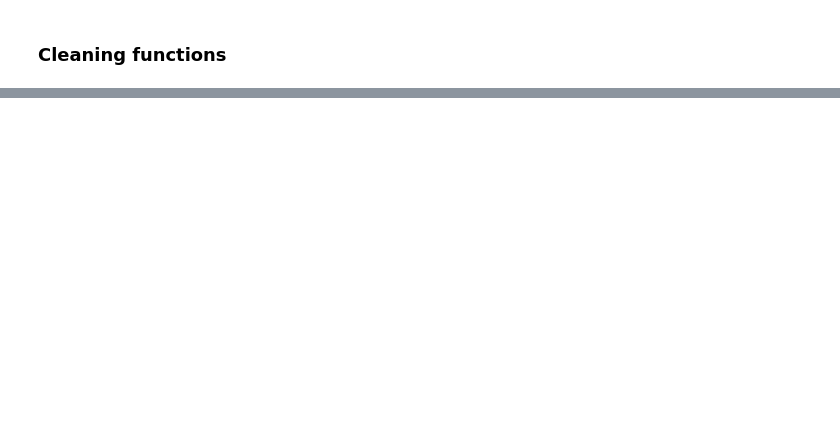
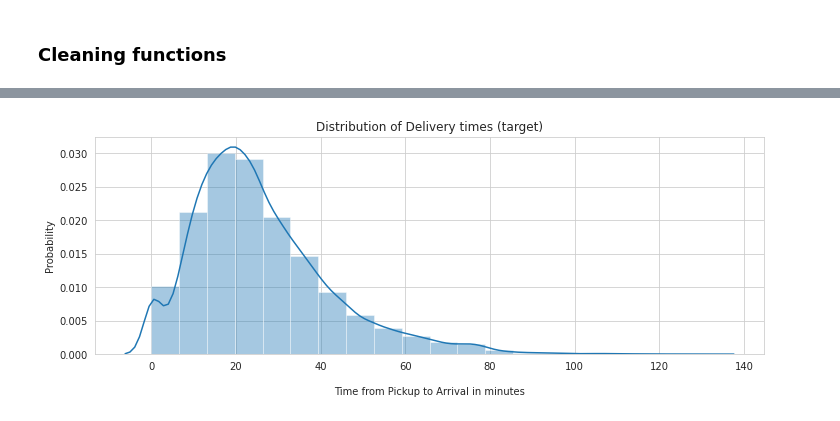
Before and after one commit to Dominic-byte/Team-13-Regression-Predict, a Jupyter notebook: Sendy_regressor.ipynb, the cells around one changed output, grey strips where cells are left out. Cells and saved outputs as stored; diff of their text form; code cells hidden in the pictures; blank space fills up the shorter version.

```diff
--- a/Sendy_regressor.ipynb
+++ b/Sendy_regressor.ipynb
@@ -30,16 +33,22 @@ pd.options.display.max_columns = 60
 Data
 # %%
 # URL to training and testing data
-traurl = 'https://raw.githubusercontent.com/Dominic-byte/Team-13-Regression-Predict/master/Train.csv'
-teurl = 'https://raw.githubusercontent.com/Dominic-byte/Team-13-Regression-Predict/master/Test.csv'
-riurl = 'https://raw.githubusercontent.com/Dominic-byte/Team-13-Regression-Predict/master/Riders.csv'
-varurl = 'https://raw.githubusercontent.com/Dominic-byte/Team-13-Regression-Predict/master/VariableDefinitions.csv'
+trurl = 'https://raw.githubusercontent.com/Dominic-byte/Team-13-Regression-Predict/master/Train.csv'
+turl = 'https://raw.githubusercontent.com/Dominic-byte/Team-13-Regression-Predict/master/Test.csv'
+rurl = 'https://raw.githubusercontent.com/Dominic-byte/Team-13-Regression-Predict/master/Riders.csv'
+vurl = 'https://raw.githubusercontent.com/Dominic-byte/Team-13-Regression-Predict/master/VariableDefinitions.csv'
 
+# Loading datasets
+train_df = pd.read_csv(trurl, index_col=0)
+test_df = pd.read_csv(turl, index_col=0)
+riders_df = pd.read_csv(rurl, index_col=0)
+variables = pd.read_csv(vurl, index_col=0)
 
-train_df = pd.read_csv(traurl, index_col=0)
-test_df = pd.read_csv(teurl, index_col=0)
-riders_df = pd.read_csv(riurl, index_col=0)
-variables = pd.read_csv(varurl, index_col=0)
+# Storing variable names and test index
+columns = train_df.columns
+test_index = test_df.index
+
+# Inspect data
 print(train_df.shape, test_df.shape, riders_df.shape)
 train_df.head(3)
 # %% [output]
@@ -242,3 +242,7 @@ def data_preprocessing(df, na_thresh = 0, strategy = 'mean'):
   new = cdf.memory_usage().sum()
   print("Bytes\t","\nOld:\t", str(old), "\nNew:\t", "("+str(new)+")", "\nSaved:\t", str(old - new))
   return cdf
+# %%
+%%capture [[--no-display]]
+# Store transformations in EDA DataFrame
+eda_df, test_clean, riders_clean = data_preprocessing(train_df, na_thresh = 0, strategy = 'mean'), data_preprocessing(test_df, na_thresh = 0, strategy = 'mean'), data_preprocessing(riders_df, na_thresh = 0, strategy = 'mean')
@@ -246,0 +253,2 @@ def data_preprocessing(df, na_thresh = 0, strategy = 'mean'):
+# %%
+columns = train_df.columns
@@ -246,0 +257,8 @@ def data_preprocessing(df, na_thresh = 0, strategy = 'mean'):
+# %%
+# Setting variable for Target
+target = columns[-1]
+
+# Confirming the caluclation of the Target
+
+Target = pd.to_datetime(train_df['Arrival at Destination - Time']) - pd.to_datetime(train_df['Pickup - Time'])
+list(Target.dt.seconds[:]) == list(train_df[target][:])
@@ -246,0 +279,10 @@ def data_preprocessing(df, na_thresh = 0, strategy = 'mean'):
+# %%
+# Histogram
+fig = plt.figure(figsize=(12,4))
+sns.distplot(eda_df[target]/60, bins =20)
+plt.title('Distribution of Delivery times (target)')
+plt.xlabel('\n'+target+' in minutes')
+plt.ylabel("Probability")
+plt.show()
+# %% [output]
+[figure, added]
```
Also changed, not shown: parts of 24 cells of this notebook.
